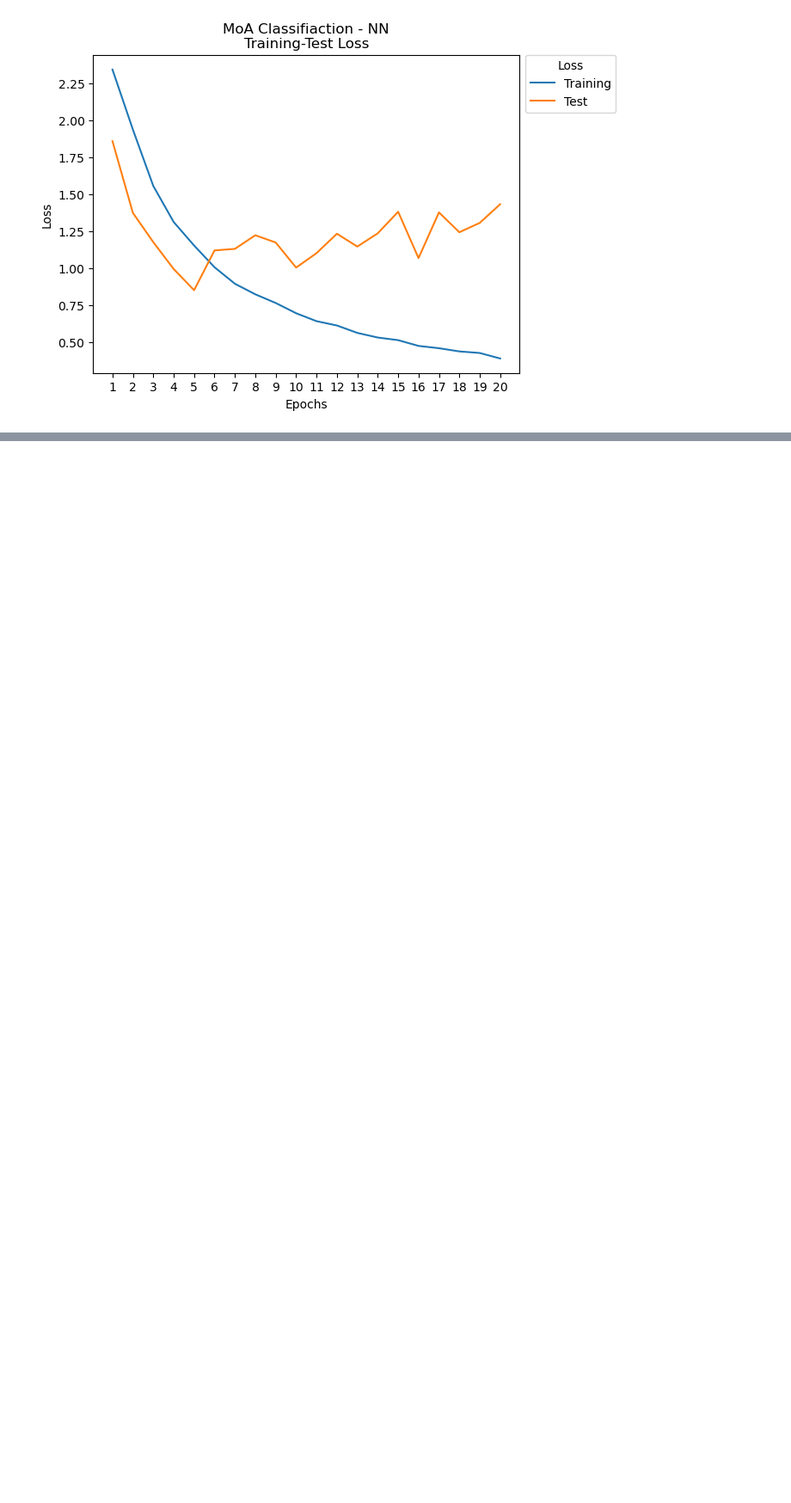
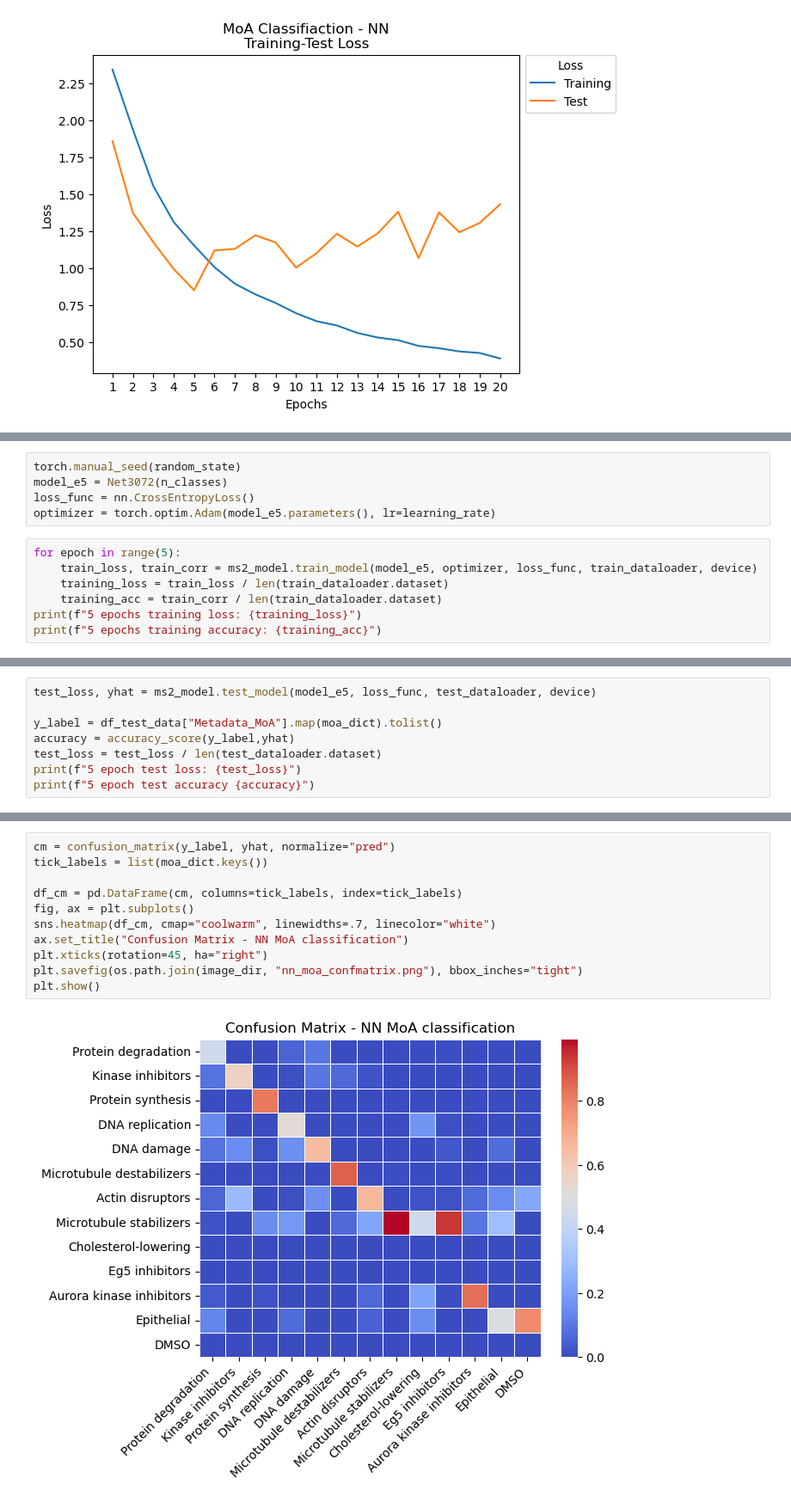
Before and after one commit to mattHG70/SIADS696_Milestone2, a Jupyter notebook: notebooks/ANN_MoA_prediction.ipynb, the cells around one changed output, grey strips where cells are left out. Shown: that part at 86% size. Saved outputs shown, nothing was run; the diff lists cells and outputs as text; blank space fills up the shorter version.

Commit message:
document ANN notebook, add confusion matrix

```diff
--- a/notebooks/ANN_MoA_prediction.ipynb
+++ b/notebooks/ANN_MoA_prediction.ipynb
@@ -140,0 +173,12 @@ plt.show()
+# %%
+torch.manual_seed(random_state)
+model_e5 = Net3072(n_classes)
+loss_func = nn.CrossEntropyLoss()
+optimizer = torch.optim.Adam(model_e5.parameters(), lr=learning_rate)
+# %%
+for epoch in range(5):
+    train_loss, train_corr = ms2_model.train_model(model_e5, optimizer, loss_func, train_dataloader, device)
+    training_loss = train_loss / len(train_dataloader.dataset)
+    training_acc = train_corr / len(train_dataloader.dataset)
+print(f"5 epochs training loss: {training_loss}")
+print(f"5 epochs training accuracy: {training_acc}")
@@ -140,0 +188,8 @@ plt.show()
+# %%
+test_loss, yhat = ms2_model.test_model(model_e5, loss_func, test_dataloader, device)
+
+y_label = df_test_data["Metadata_MoA"].map(moa_dict).tolist()
+accuracy = accuracy_score(y_label,yhat)
+test_loss = test_loss / len(test_dataloader.dataset)
+print(f"5 epoch test loss: {test_loss}")
+print(f"5 epoch test accuracy {accuracy}")
@@ -140,0 +201,13 @@ plt.show()
+# %%
+cm = confusion_matrix(y_label, yhat, normalize="pred")
+tick_labels = list(moa_dict.keys())
+
+df_cm = pd.DataFrame(cm, columns=tick_labels, index=tick_labels)
+fig, ax = plt.subplots()
+sns.heatmap(df_cm, cmap="coolwarm", linewidths=.7, linecolor="white")
+ax.set_title("Confusion Matrix - NN MoA classification")
+plt.xticks(rotation=45, ha="right")
+plt.savefig(os.path.join(image_dir, "nn_moa_confmatrix.png"), bbox_inches="tight")
+plt.show()
+# %% [output]
+[figure, added]
```
Also changed, not shown: parts of 19 cells of this notebook, 2 other files.
